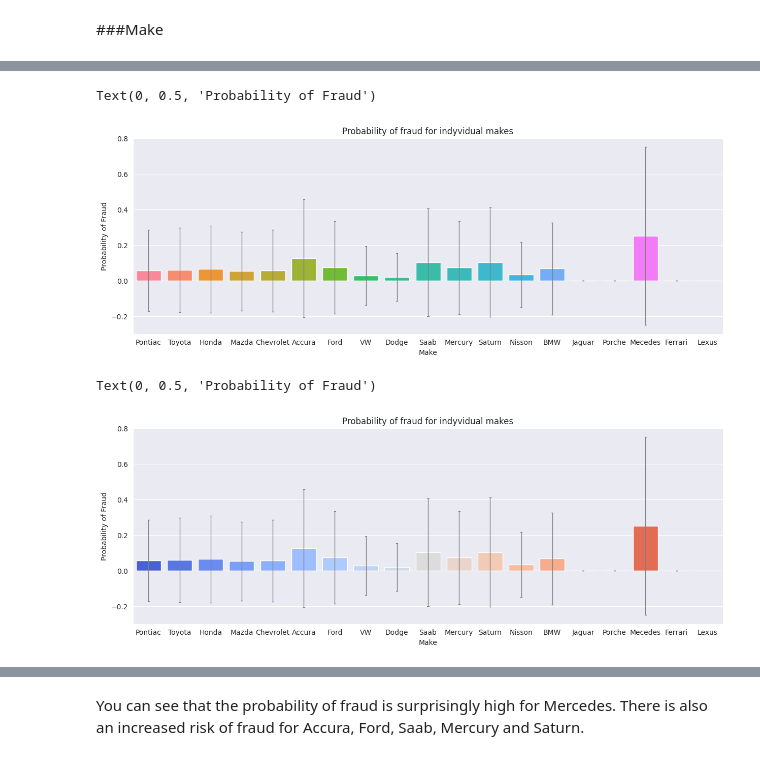
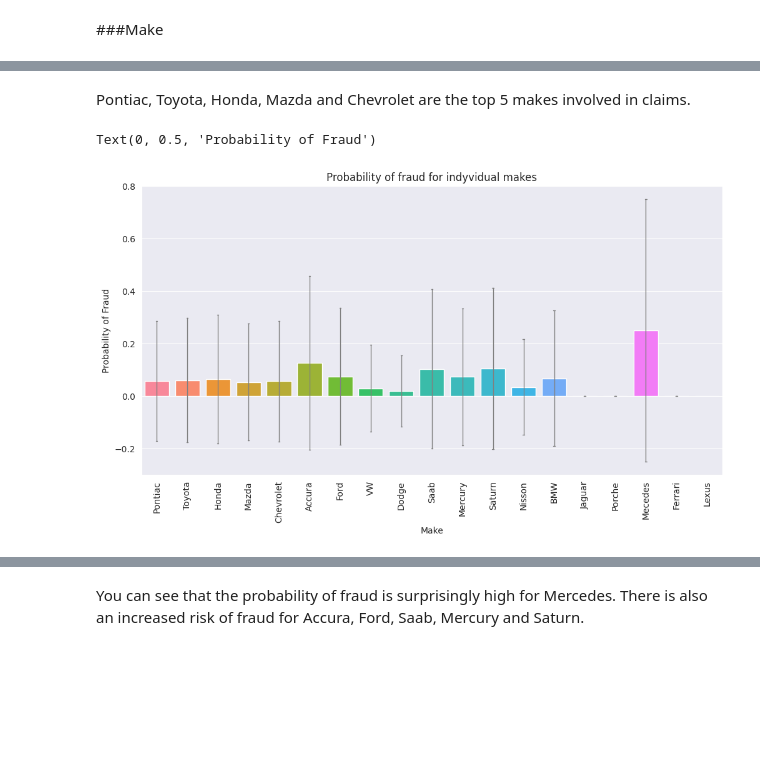
Before and after one commit to aziegert/Vehicle_Insurance_Claim_Fraud_Detection, a Jupyter notebook: Vehicle_Insurance_Claim_Fraud_Detection_v2.ipynb, the cells around one changed output, grey strips where cells are left out. Saved outputs shown, nothing was run; the diff lists cells and outputs as text; code cells hidden in the pictures; blank space fills up the shorter version.

```diff
--- a/Vehicle_Insurance_Claim_Fraud_Detection_v2.ipynb
+++ b/Vehicle_Insurance_Claim_Fraud_Detection_v2.ipynb
@@ -302,0 +307,4 @@ The distributions of 'Make' values for 'FraudFound_P' cases equal to 0 and 1 sho
+# %%
+make_order = df_['Make'].value_counts().index
+sns.countplot(y=df_['Make'], palette='Blues_r',
+              order=make_order).set(title='The number of claims for different makes of cars')
@@ -303,26 +314,16 @@ The distributions of 'Make' values for 'FraudFound_P' cases equal to 0 and 1 sho
+# %% [markdown]
+Pontiac, Toyota, Honda, Mazda and Chevrolet are the top 5 makes involved in claims.
 # %%
-plt.figure(figsize=(15,5))
+plt.figure(figsize=(12,6))
 sns.barplot(data=df_, x='Make', y='FraudFound_P',
             capsize = 0.05,
             saturation = 8,
             errcolor = 'gray', errwidth = 1,
-            order=df['Make'].value_counts().index,
+            order=make_order,
             errorbar = 'sd' )
+plt.xticks(rotation=90)
 plt.title('Probability of fraud for indyvidual makes')
 plt.ylabel('Probability of Fraud')
 # %% [output]
 Text(0, 0.5, 'Probability of Fraud')
-[figure, old version]
+[figure, new version]
-# %%
-plt.figure(figsize=(15,5))
-sns.barplot(data=df_, x='Make', y='FraudFound_P',
-            capsize = 0.05,
-            saturation = 8,
-            errcolor = 'gray', errwidth = 1,
-            order=df['Make'].value_counts().index,
-            errorbar = 'sd', palette='coolwarm')
-plt.title('Probability of fraud for indyvidual makes')
-plt.ylabel('Probability of Fraud')
-# %% [output]
-Text(0, 0.5, 'Probability of Fraud')
-[figure, removed]
```
Also changed, not shown: parts of 37 cells of this notebook.
